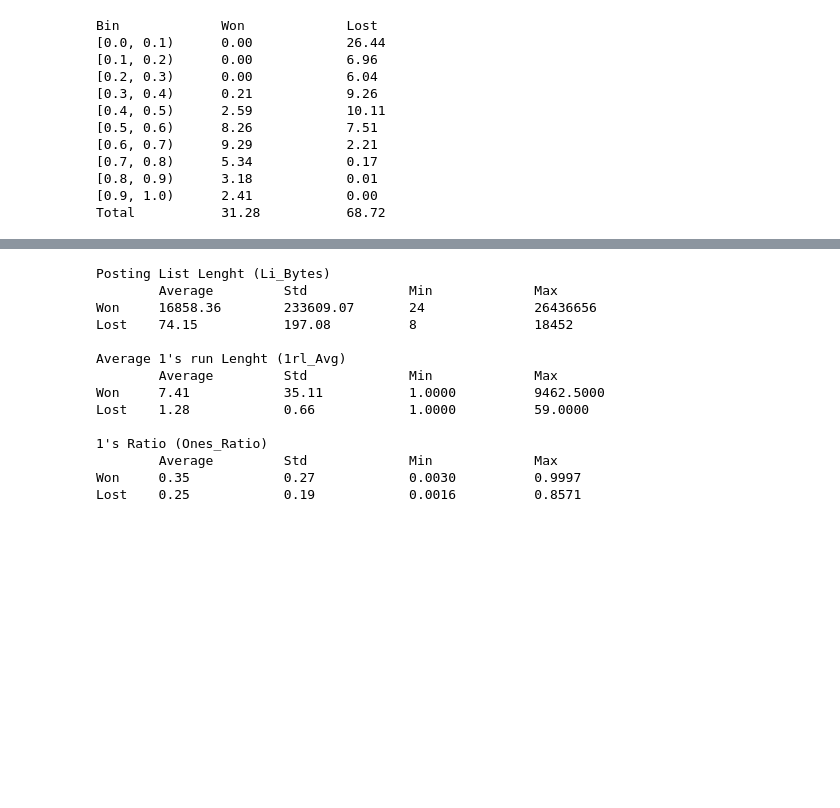
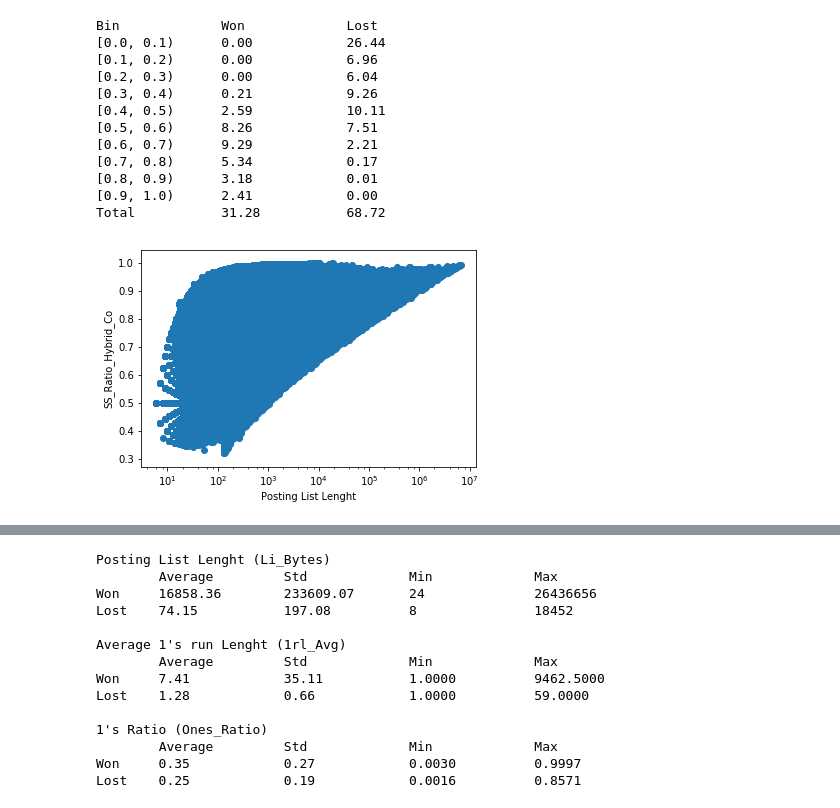
Before and after one commit to earissola/research, a Jupyter notebook: notebooks/webbase_uint16.ipynb, the cells around one changed output, grey strips where cells are left out. Saved outputs shown, nothing was run; the diff lists cells and outputs as text; code cells hidden in the pictures; blank space fills up the shorter version.

```diff
--- a/notebooks/webbase_uint16.ipynb
+++ b/notebooks/webbase_uint16.ipynb
@@ -121,3 +121,16 @@ Bin             Won             Lost
 [0.8, 0.9)      3.18            0.01
 [0.9, 1.0)      2.41            0.00
 Total           31.28           68.72
+# %%
+# SS_Ratio_Li / SS_Ratio_Hybrid_Co #
+
+won_SS_Ratio_Hybrid_Co_dataFrame = indexData.query('SS_Ratio_Hybrid_Co > SS_Ratio_Li')[['Li_Len','SS_Ratio_Hybrid_Co']]
+figure, ax = plt.subplots()
+ax.scatter(won_SS_Ratio_Hybrid_Co_dataFrame.Li_Len, won_SS_Ratio_Hybrid_Co_dataFrame.SS_Ratio_Hybrid_Co)
+
+ax.set_xlabel('Posting List Lenght')
+ax.set_ylabel('SS_Ratio_Hybrid_Co')
+ax.set_xscale('log')
+#ax.set_yscale('log')
+# %% [output]
+[figure, added]
```
Also changed, not shown: parts of 14 cells of this notebook.
